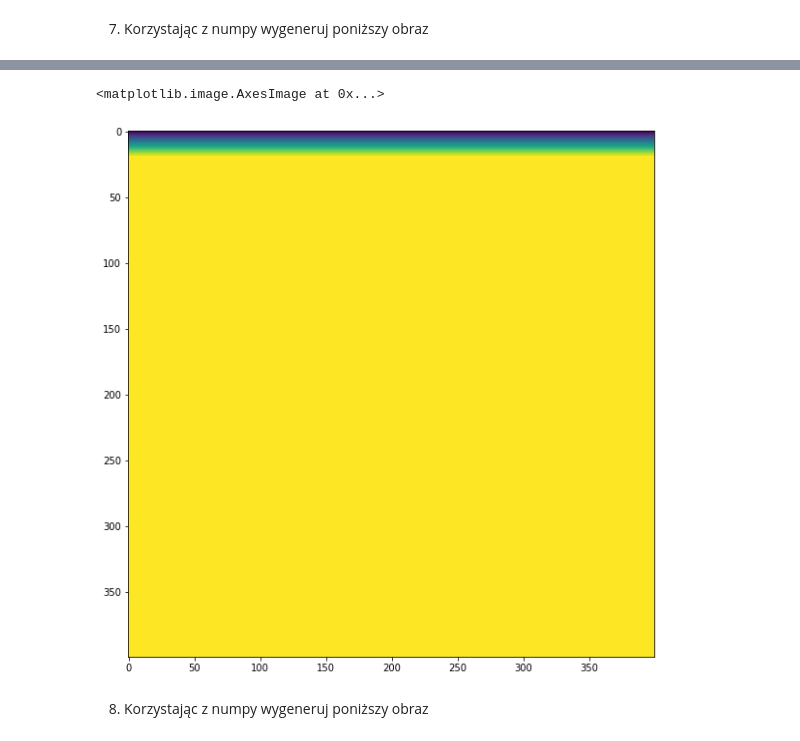
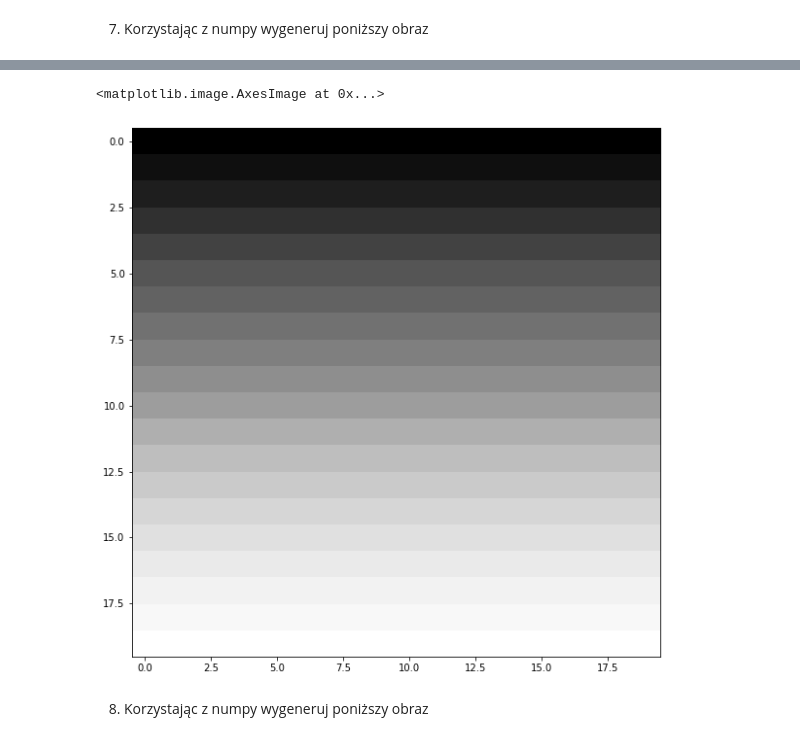
Before and after one commit to Mimikkk/__kck-2021, a Jupyter notebook: lab-2.ipynb, the cells around one changed output, grey strips where cells are left out. Saved outputs shown, nothing was run; the diff lists cells and outputs as text; code cells hidden in the pictures.

```diff
--- a/lab-2.ipynb
+++ b/lab-2.ipynb
@@ -418,17 +422,20 @@ pp.imshow(~img)
 7. Korzystając z numpy wygeneruj poniższy obraz
 # %% [markdown]
 ![title](resources/lab-2/images/gradient.png)
-# %%
-# pp.imshow(np.array([i * np.ones((20,100)) for i in np.linspace(0, 255, num=20)]))
-lines_image: np.ndarray = np.zeros((400, 400))
-
-for i in range(20):
-  lines_image[i:40*i, :] = i * 20 / 255
-
-pp.imshow(lines_image)
-# %% [output]
-<matplotlib.image.AxesImage at 0x...>
-[figure, removed]
+# %%
+def create_gradient(line_count: int, line_height: int) -> np.ndarray:
+  dimension: Tuple[int, int] = (line_count * line_height, line_count * line_height)
+  image: np.ndarray = np.zeros(dimension)
+
+  colors: np.ndarray = np.linspace(255, 0, line_count)
+  for i in range(line_count):
+    image[line_height * i:line_height + line_height * i] = colors[i]
+  return image
+
+pp.imshow(create_gradient(20, 1), cmap='Greys')
+# %% [output]
+<matplotlib.image.AxesImage at 0x...>
+[figure, added]
 # %% [markdown]
 8. Korzystając z numpy wygeneruj poniższy obraz
 # %% [markdown]
```
Also changed, not shown: parts of 16 cells of this notebook, 1 other file.
